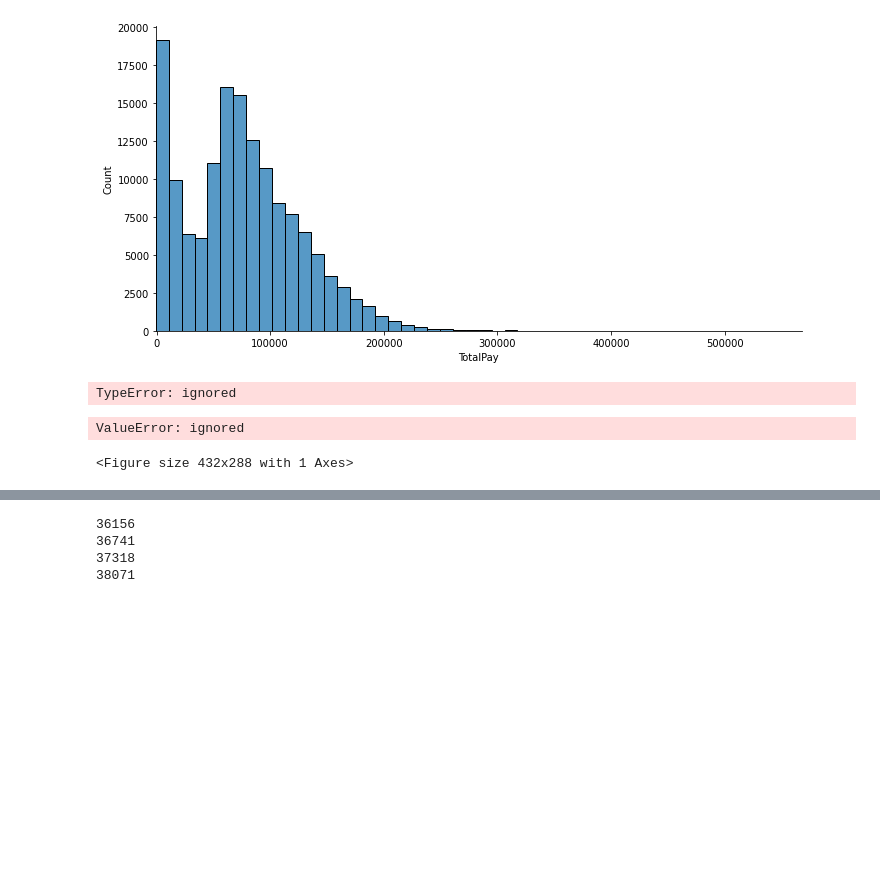
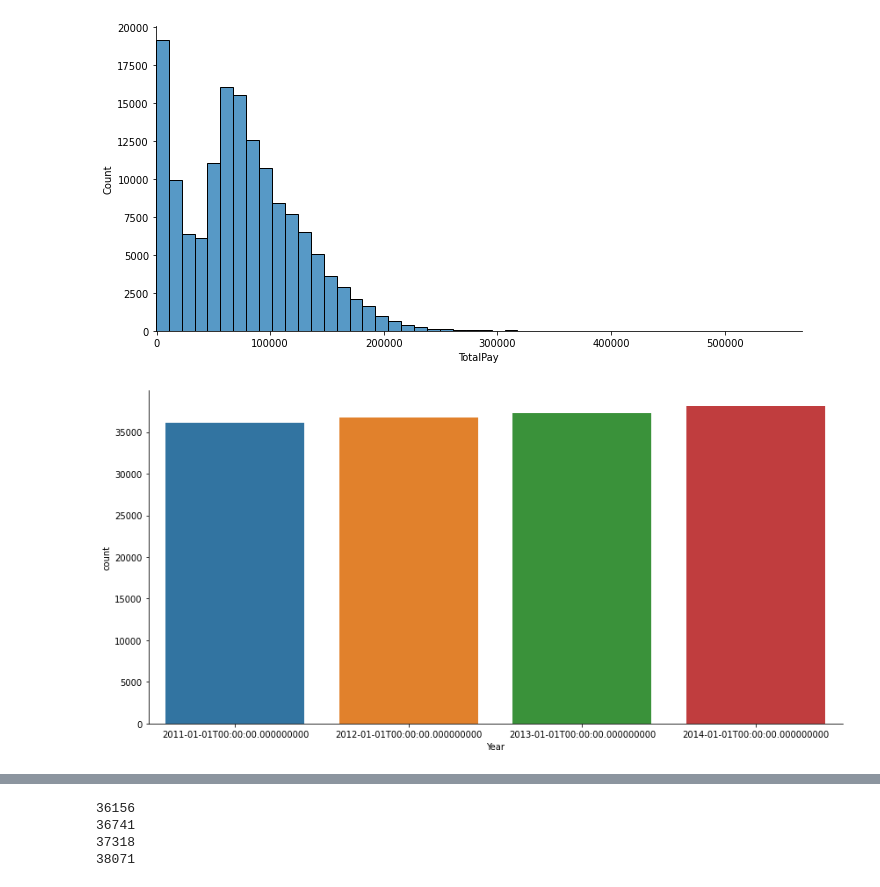
Before and after one commit to savitskaya-om/python, a Jupyter notebook: project/PROJECT.ipynb, the cells around one changed output, grey strips where cells are left out. Drawn from its saved outputs; the diff is of its cells as text; code cells hidden in the pictures; blank space fills up the shorter version.

```diff
--- a/project/PROJECT.ipynb
+++ b/project/PROJECT.ipynb
@@ -227,27 +232,13 @@ plt.margins(x=0)
 # %%
 # Count Plot показывает количество наблюдений
 ax = sns.catplot(x='Year',
             data=sal,
             kind='count',
             height=6,
             aspect=2
            );
-ax.containers[0]
 #plt.title('5. Count Plot - Продажи по продуктам', size=15, color='g', weight='bold');
 # %% [output]
-TypeError: ignored
+[figure, added]
-# %%
-groupedvalues = sal[['Id','Year']].groupby('Year').count().reset_index()
-groupedvalues.columns = ["Year", "Count"]
-
-ax = sns.barplot(x='Year', y='Count',
-                 data=groupedvalues
-           );
-for index, row in groupedvalues.iterrows():
-    ax.text(row.Year, row.Count, round(row.Count, 2),
-            color='white', ha='center')
-# %% [output]
-ValueError: ignored
-<Figure size 432x288 with 1 Axes>
 # %%
 SumByYear = sal[['TotalPay','Year']].groupby('Year').sum().reset_index()
```
Also changed, not shown: parts of 7 cells of this notebook.
